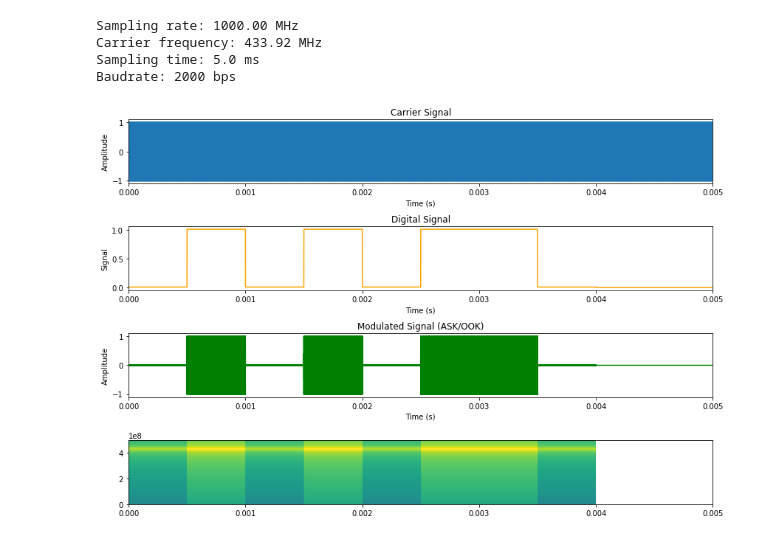
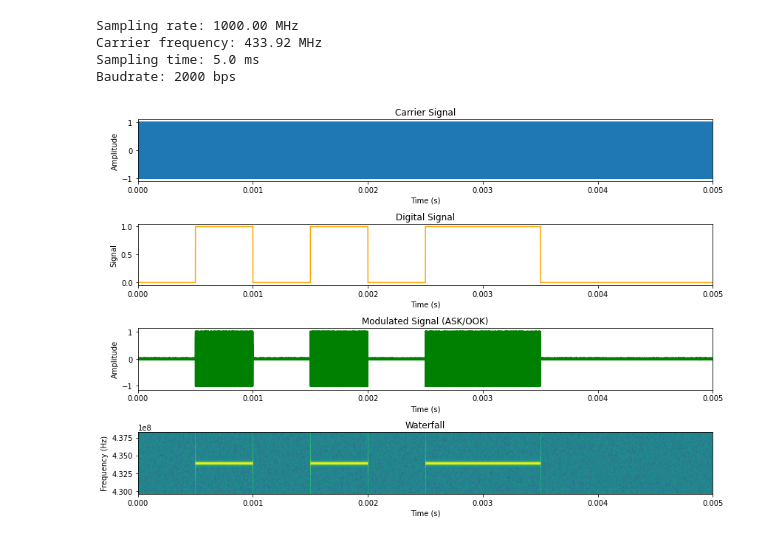
Before and after one commit to eydam-prototyping/cc1101, a Jupyter notebook: fundamentals/Modulation.ipynb, the cells around one changed output. Cells and saved outputs as stored; diff of their text form; code cells hidden in the pictures.

Commit message:
modulation

```diff
--- a/fundamentals/Modulation.ipynb
+++ b/fundamentals/Modulation.ipynb
@@ -10,7 +10,7 @@ t = np.linspace(t0, t1, int(((t1-t0)*fs)), endpoint=False)  # Zeitvektor von 0 b
 f_carrier = 433.92e6    # Frequenz des Trägers (Hz)
 baudrate = 2000         # Baudrate (bps)
 bits = [0, 1, 0, 1, 0, 1, 1, 0]  # Digitales Signal (1 für Sendezeit, 0 für Pausen)
-power_table = [0.1, 1]    # Leistungstabelle für die Modulation (ASK/OOK)
+power_table = [0.0, 1]    # Leistungstabelle für die Modulation (ASK/OOK)
 
 print(f"Sampling rate: {fs/1e6:.2f} MHz")
 print(f"Carrier frequency: {f_carrier/1e6:.2f} MHz")
@@ -24,13 +24,15 @@ carrier = np.sin(2 * np.pi * f_carrier * t)
 # Wir erzeugen ein digitales Signal, das abwechselnd 0.2 Sekunden 1 und 0 hat
 signal = np.zeros(len(t))
 for i, bit in enumerate(bits):
-    signal[i*int(fs/baudrate):(i+1)*int(fs/baudrate)] = bit
+    signal[i*int(fs/baudrate):(i+1)*int(fs/baudrate)] = power_table[bit]
 
 #digital_signal = np.where((t % (4/baudrate)) < 2/baudrate, 1, 0)
 digital_signal = signal
 
 # Modulation: ASK/OOK
 modulated_signal = carrier * digital_signal
+noise = np.random.normal(0, 0.01, modulated_signal.shape)
+modulated_signal += noise
 
 # Plotten der Signale
 plt.figure(figsize=(12, 8))
@@ -39,32 +41,36 @@ plt.subplot(4, 1, 1)
 plt.plot(t, carrier)
 plt.title("Carrier Signal")
 plt.xlabel("Time (s)")
 plt.ylabel("Amplitude")
 plt.xlim(t0, t1)
 
 plt.subplot(4, 1, 2)
 plt.plot(t, digital_signal, color='orange')
 plt.title("Digital Signal")
 plt.xlabel("Time (s)")
 plt.ylabel("Signal")
 plt.xlim(t0, t1)
 
 plt.subplot(4, 1, 3)
 plt.plot(t, modulated_signal, color='green')
 plt.title("Modulated Signal (ASK/OOK)")
 plt.xlabel("Time (s)")
 plt.ylabel("Amplitude")
 plt.xlim(t0, t1)
 
 plt.subplot(4, 1, 4)
-plt.specgram(modulated_signal, Fs=fs, NFFT=128, noverlap=120, cmap='viridis')
+plt.specgram(modulated_signal, Fs=fs, NFFT=8096, noverlap=4096, cmap='viridis')
+plt.title("Waterfall")
+plt.xlabel("Time (s)")
+plt.ylabel("Frequency (Hz)")
 plt.xlim(t0, t1)
+plt.ylim(0.99*f_carrier, 1.01*f_carrier)
 
 plt.tight_layout()
 plt.show()
 # %% [output]
 Sampling rate: 1000.00 MHz
 Carrier frequency: 433.92 MHz
 Sampling time: 5.0 ms
 Baudrate: 2000 bps
-[figure, old version]
+[figure, new version]
```
Also changed, not shown: parts of 1 cell of this notebook.
